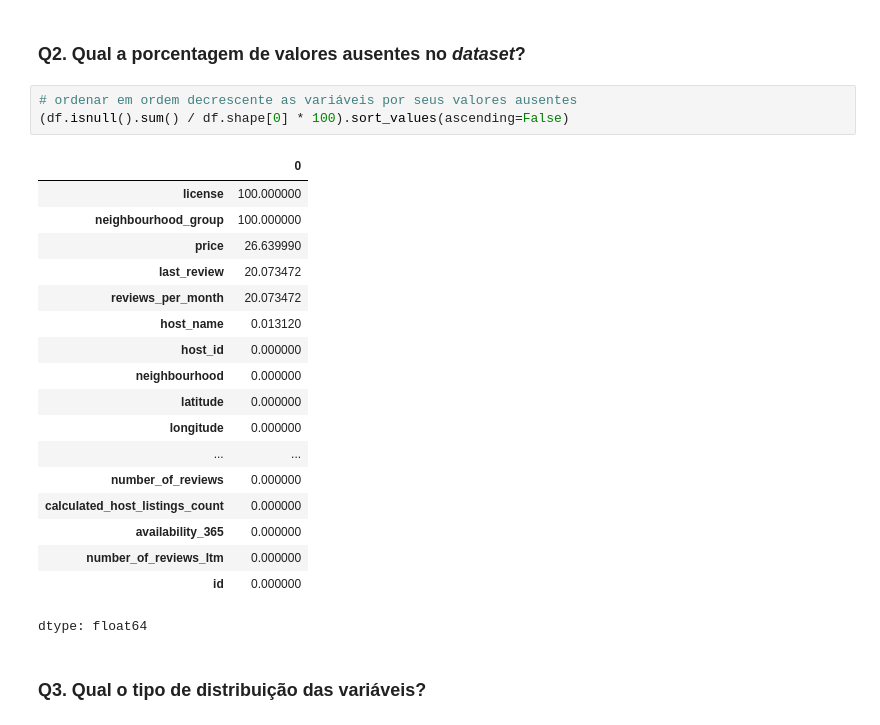
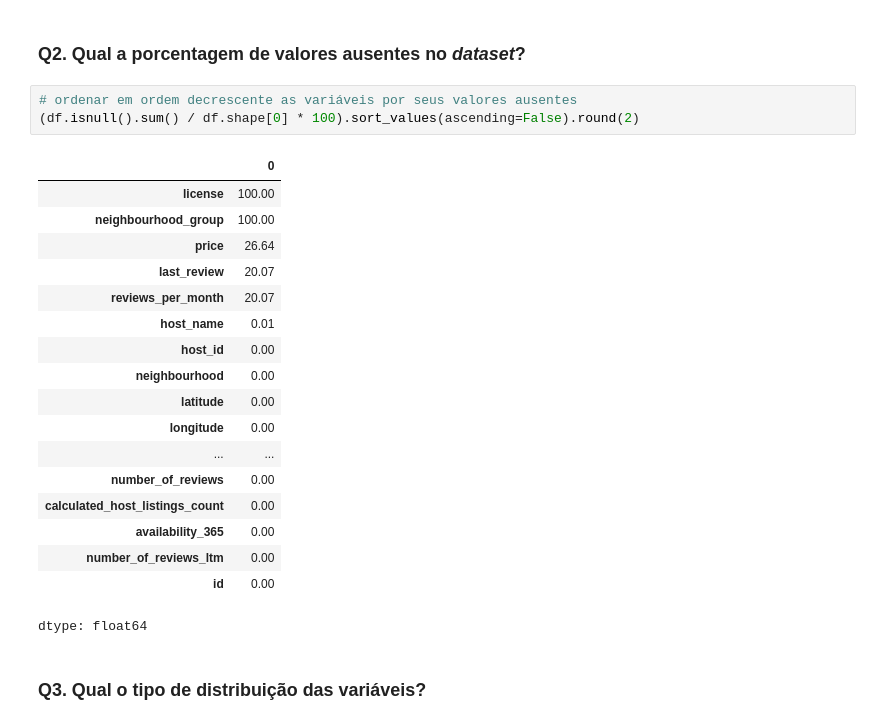
Before and after one commit to marcusazevedo/data_science_projects, a Jupyter notebook: Projeto_1_Analisando_os_Dados_do_Airbnb.ipynb, the cells around one changed output. Cells and saved outputs as stored; diff of their text form.

```diff
--- a/Projeto_1_Analisando_os_Dados_do_Airbnb.ipynb
+++ b/Projeto_1_Analisando_os_Dados_do_Airbnb.ipynb
@@ -114,25 +116,25 @@ dtype: object
 ### **Q2. Qual a porcentagem de valores ausentes no *dataset*?**
 # %%
 # ordenar em ordem decrescente as variáveis por seus valores ausentes
-(df.isnull().sum() / df.shape[0] * 100).sort_values(ascending=False)
+(df.isnull().sum() / df.shape[0] * 100).sort_values(ascending=False).round(2)
 # %% [output]
 |  | 0 |
-| license | 100.000000 |
-| neighbourhood_group | 100.000000 |
-| price | 26.639990 |
-| last_review | 20.073472 |
-| reviews_per_month | 20.073472 |
-| host_name | 0.013120 |
-| host_id | 0.000000 |
-| neighbourhood | 0.000000 |
-| latitude | 0.000000 |
-| longitude | 0.000000 |
+| license | 100.00 |
+| neighbourhood_group | 100.00 |
+| price | 26.64 |
+| last_review | 20.07 |
+| reviews_per_month | 20.07 |
+| host_name | 0.01 |
+| host_id | 0.00 |
+| neighbourhood | 0.00 |
+| latitude | 0.00 |
+| longitude | 0.00 |
 | ... | ... |
-| number_of_reviews | 0.000000 |
-| calculated_host_listings_count | 0.000000 |
-| availability_365 | 0.000000 |
-| number_of_reviews_ltm | 0.000000 |
-| id | 0.000000 |
+| number_of_reviews | 0.00 |
+| calculated_host_listings_count | 0.00 |
+| availability_365 | 0.00 |
+| number_of_reviews_ltm | 0.00 |
+| id | 0.00 |
 dtype: float64
 # %% [markdown]
 ### **Q3. Qual o tipo de distribuição das variáveis?**
```
Also changed, not shown: parts of 1 cell of this notebook.
